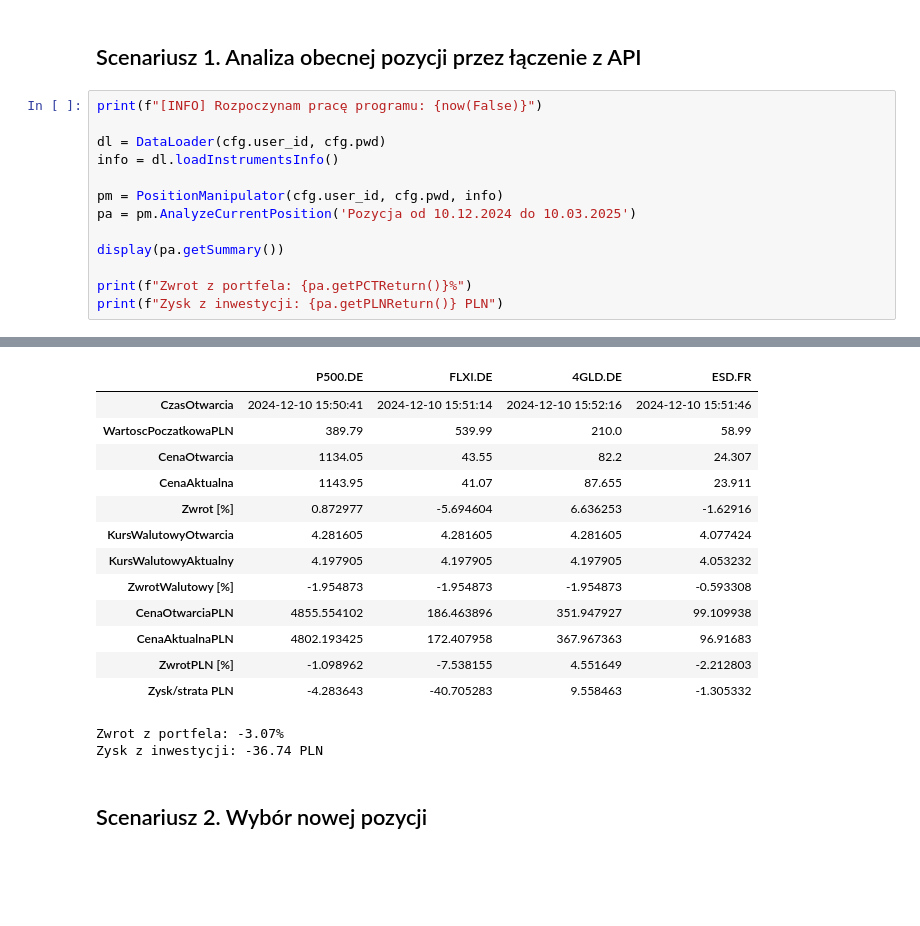
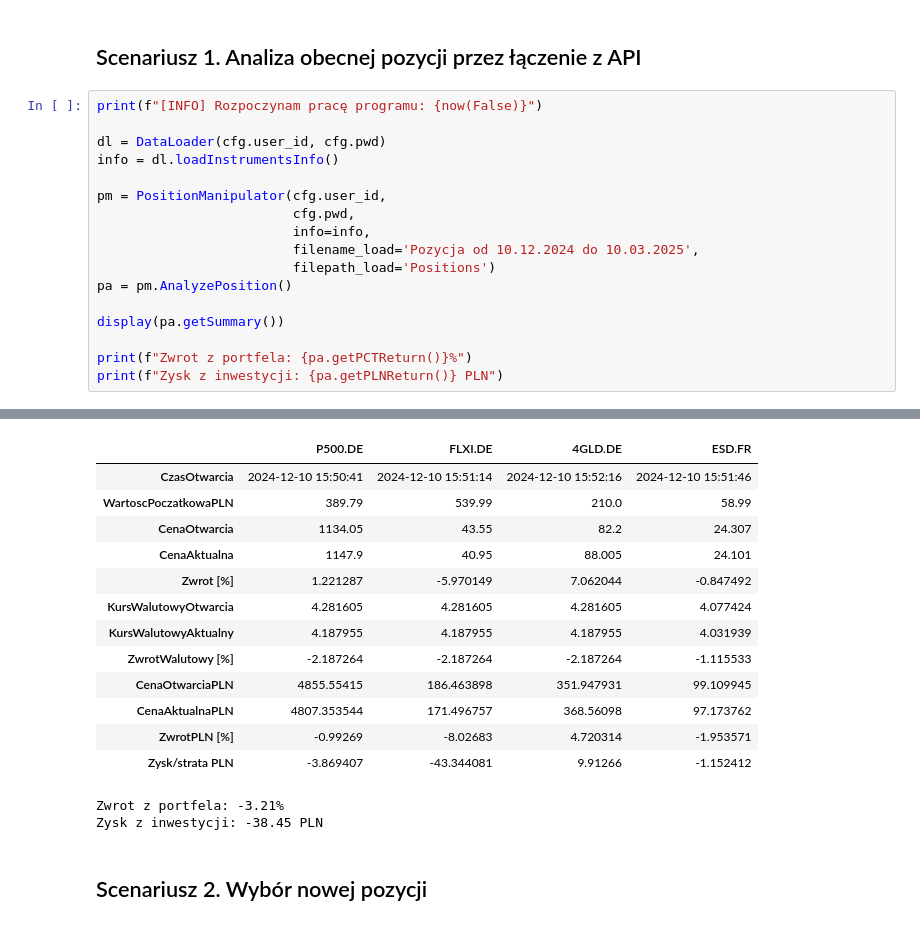
Before and after one commit to jakubweglowski/ETF-Trading, a Jupyter notebook: run.ipynb, the cells around one changed output, grey strips where cells are left out. Saved outputs shown, nothing was run; the diff lists cells and outputs as text; blank space fills up the shorter version.

```diff
--- a/run.ipynb
+++ b/run.ipynb
@@ -49,8 +49,12 @@ print(f"[INFO] Rozpoczynam pracę programu: {now(False)}")
 dl = DataLoader(cfg.user_id, cfg.pwd)
 info = dl.loadInstrumentsInfo()
 
-pm = PositionManipulator(cfg.user_id, cfg.pwd, info)
-pa = pm.AnalyzeCurrentPosition('Pozycja od 10.12.2024 do 10.03.2025')
+pm = PositionManipulator(cfg.user_id,
+                         cfg.pwd,
+                         info=info,
+                         filename_load='Pozycja od 10.12.2024 do 10.03.2025',
+                         filepath_load='Positions')
+pa = pm.AnalyzePosition()
 
 display(pa.getSummary())
 
@@ -64,18 +65,18 @@ print(f"Zysk z inwestycji: {pa.getPLNReturn()} PLN")
 |  | P500.DE | FLXI.DE | 4GLD.DE | ESD.FR |
 | CzasOtwarcia | 2024-12-10 15:50:41 | 2024-12-10 15:51:14 | 2024-12-10 15:52:16 | 2024-12-10 15:51:46 |
 | WartoscPoczatkowaPLN | 389.79 | 539.99 | 210.0 | 58.99 |
 | CenaOtwarcia | 1134.05 | 43.55 | 82.2 | 24.307 |
-| CenaAktualna | 1143.95 | 41.07 | 87.655 | 23.911 |
-| Zwrot [%] | 0.872977 | -5.694604 | 6.636253 | -1.62916 |
+| CenaAktualna | 1147.9 | 40.95 | 88.005 | 24.101 |
+| Zwrot [%] | 1.221287 | -5.970149 | 7.062044 | -0.847492 |
 | KursWalutowyOtwarcia | 4.281605 | 4.281605 | 4.281605 | 4.077424 |
-| KursWalutowyAktualny | 4.197905 | 4.197905 | 4.197905 | 4.053232 |
-| ZwrotWalutowy [%] | -1.954873 | -1.954873 | -1.954873 | -0.593308 |
-| CenaOtwarciaPLN | 4855.554102 | 186.463896 | 351.947927 | 99.109938 |
-| CenaAktualnaPLN | 4802.193425 | 172.407958 | 367.967363 | 96.91683 |
-| ZwrotPLN [%] | -1.098962 | -7.538155 | 4.551649 | -2.212803 |
-| Zysk/strata PLN | -4.283643 | -40.705283 | 9.558463 | -1.305332 |
+| KursWalutowyAktualny | 4.187955 | 4.187955 | 4.187955 | 4.031939 |
+| ZwrotWalutowy [%] | -2.187264 | -2.187264 | -2.187264 | -1.115533 |
+| CenaOtwarciaPLN | 4855.55415 | 186.463898 | 351.947931 | 99.109945 |
+| CenaAktualnaPLN | 4807.353544 | 171.496757 | 368.56098 | 97.173762 |
+| ZwrotPLN [%] | -0.99269 | -8.02683 | 4.720314 | -1.953571 |
+| Zysk/strata PLN | -3.869407 | -43.344081 | 9.91266 | -1.152412 |
-Zwrot z portfela: -3.07%
-Zysk z inwestycji: -36.74 PLN
+Zwrot z portfela: -3.21%
+Zysk z inwestycji: -38.45 PLN
 # %% [markdown]
 ## Scenariusz 2. Wybór nowej pozycji
 # %%
```
Also changed, not shown: parts of 17 cells of this notebook, 6 other files.
